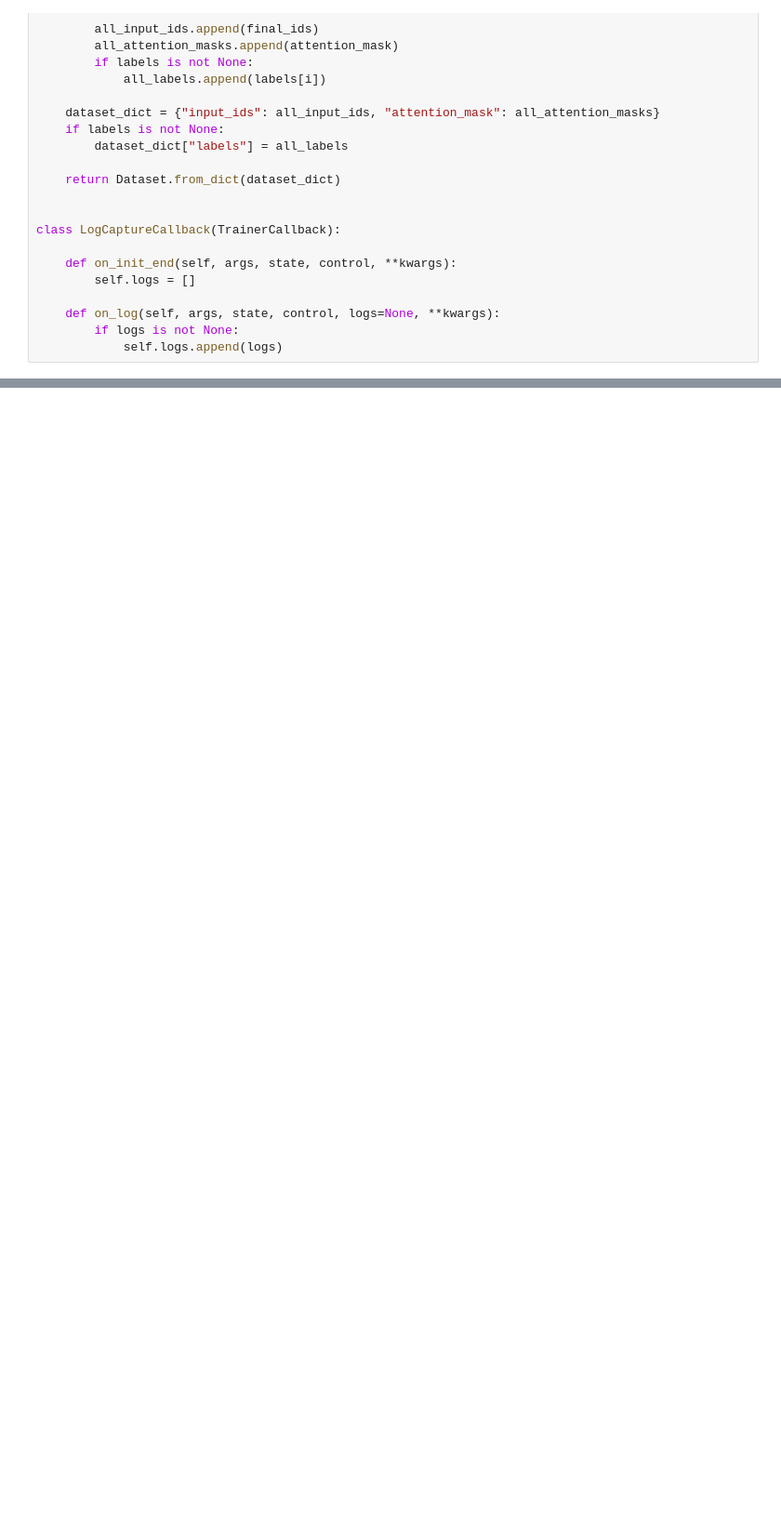
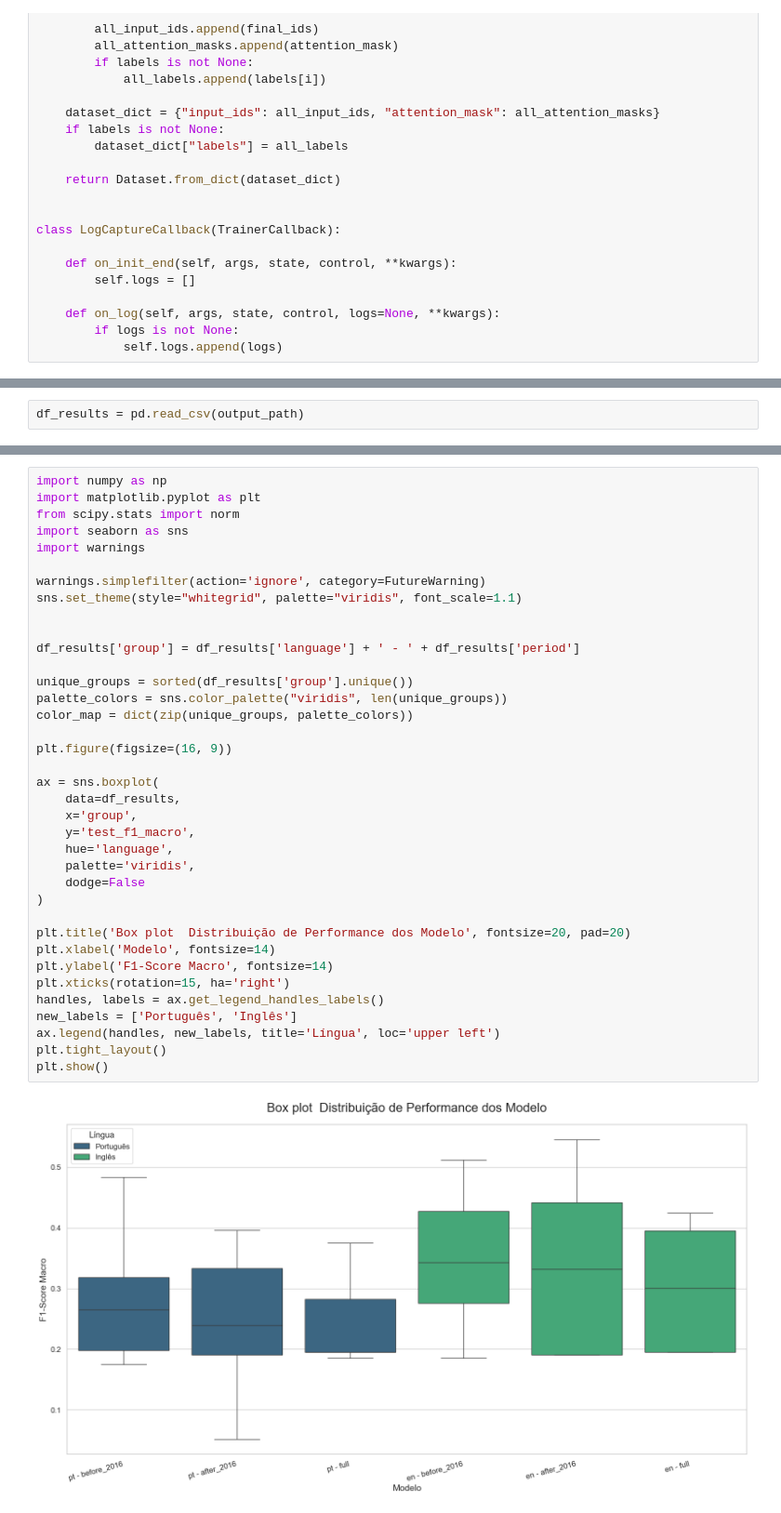
Before and after one commit to RyanForti/Selic-Direction-Prediciton, a Jupyter notebook: src/model/finetuning.ipynb, the cells around one changed output, grey strips where cells are left out. Shown: that part at 93% size. Saved outputs shown, nothing was run; the diff lists cells and outputs as text; blank space fills up the shorter version.

Commit message:
Análises de resultados

```diff
--- a/src/model/finetuning.ipynb
+++ b/src/model/finetuning.ipynb
@@ -368,0 +422,2 @@ print(f"Resultados salvos em: {output_path}")
+# %%
+df_results = pd.read_csv(output_path)
@@ -368,0 +440,39 @@ print(f"Resultados salvos em: {output_path}")
+# %%
+import numpy as np
+import matplotlib.pyplot as plt
+from scipy.stats import norm
+import seaborn as sns
+import warnings
+
+warnings.simplefilter(action='ignore', category=FutureWarning)
+sns.set_theme(style="whitegrid", palette="viridis", font_scale=1.1)
+
+
+df_results['group'] = df_results['language'] + ' - ' + df_results['period']
+
+unique_groups = sorted(df_results['group'].unique())
+palette_colors = sns.color_palette("viridis", len(unique_groups))
+color_map = dict(zip(unique_groups, palette_colors))
+
+plt.figure(figsize=(16, 9))
+
+ax = sns.boxplot(
+    data=df_results,
+    x='group',
+    y='test_f1_macro',
+    hue='language',
+    palette='viridis',
+    dodge=False
+)
+
+plt.title('Box plot  Distribuição de Performance dos Modelo', fontsize=20, pad=20)
+plt.xlabel('Modelo', fontsize=14)
+plt.ylabel('F1-Score Macro', fontsize=14)
+plt.xticks(rotation=15, ha='right')
+handles, labels = ax.get_legend_handles_labels()
+new_labels = ['Português', 'Inglês']
+ax.legend(handles, new_labels, title='Língua', loc='upper left')
+plt.tight_layout()
+plt.show()
+# %% [output]
+[figure, added]
```
Also changed, not shown: parts of 14 cells of this notebook, 3 other files.
